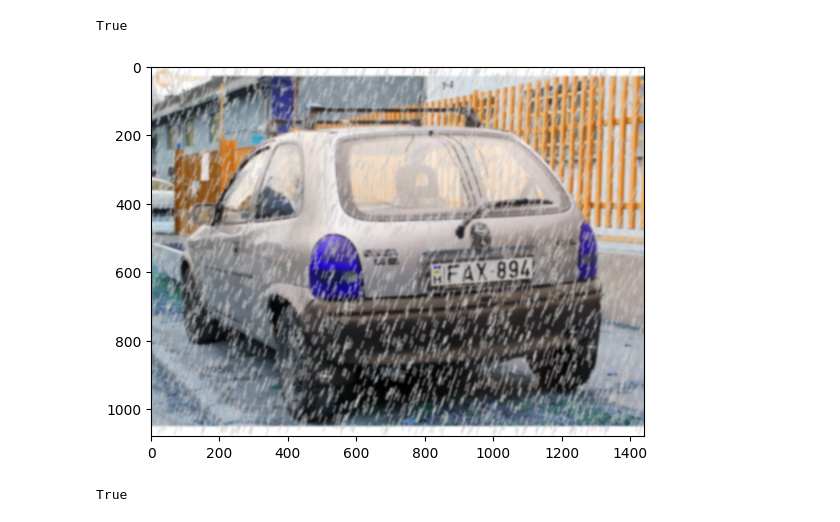
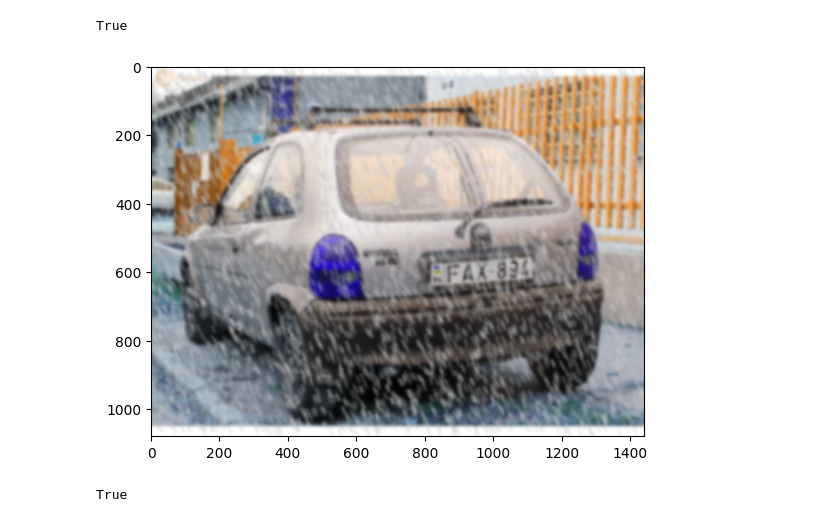
Before and after one commit to bobarna/bme-image-processing, a Jupyter notebook: docs/notebooks/DataGeneration.ipynb, the cells around one changed output. Drawn from its saved outputs; the diff is of its cells as text; code cells hidden in the pictures.

```diff
--- a/docs/notebooks/DataGeneration.ipynb
+++ b/docs/notebooks/DataGeneration.ipynb
@@ -24,36 +24,36 @@ def add_rain(image, blur, drop_num):
     drop_length=20
     drop_width=2
     drop_color=(200,200,200) ## a shade of gray
     rain_drops= generate_random_lines(imshape,slant,drop_length,drop_num)
     for rain_drop in rain_drops:
         cv2.line(image,(rain_drop[0],rain_drop[1]),(rain_drop[0]+slant,rain_drop[1]+drop_length),drop_color,drop_width)
     if blur:
-        for i in range(2):
-            image = cv2.GaussianBlur(image,(11,11),0)
+        for i in range(3):
+            image = cv2.GaussianBlur(image,(15,15),0)
     return image
 
 cv2.destroyAllWindows()
 
 img = cv2.imread('testimg.jpg',cv2.IMREAD_COLOR)
 img2 = cv2.cvtColor(img, cv2.COLOR_BGR2RGB)
 
 img_rained = add_rain(img, True, 4500)
 
 plt.imshow(img_rained)
 
 cv2.imwrite("testimg_heavy_rained.jpg", img_rained)
 
 #cv2.imshow("Rained", img_rained)
 
 #waits for user to press any key
 #(this is necessary to avoid Python kernel form crashing)
 #cv2.waitKey(0)
 
 #closing all open windows
 #cv2.destroyAllWindows()
 # %% [output]
 True
-[figure, old version]
+[figure, new version]
 # %%
 ##SNOW
 
```
Also changed, not shown: parts of 4 cells of this notebook.
